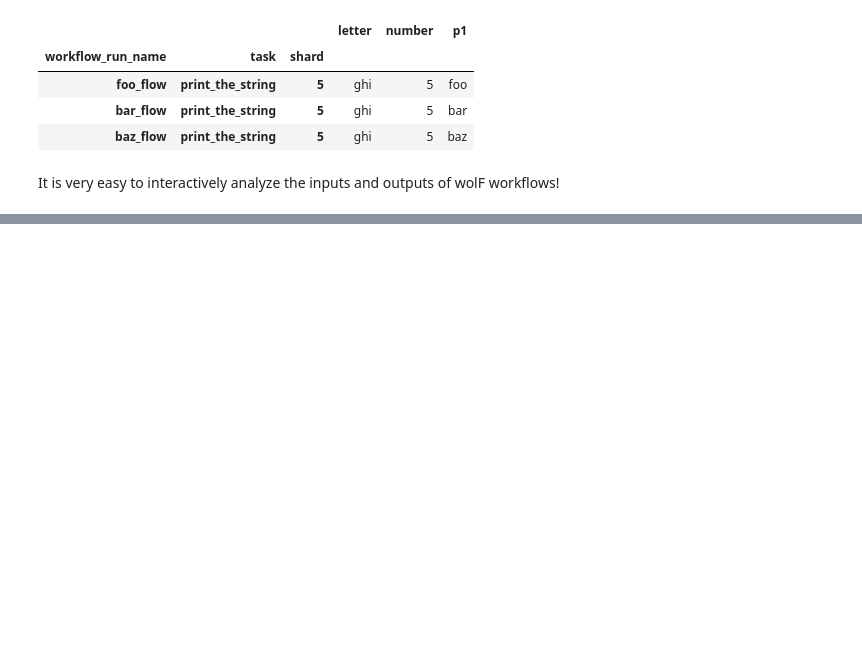
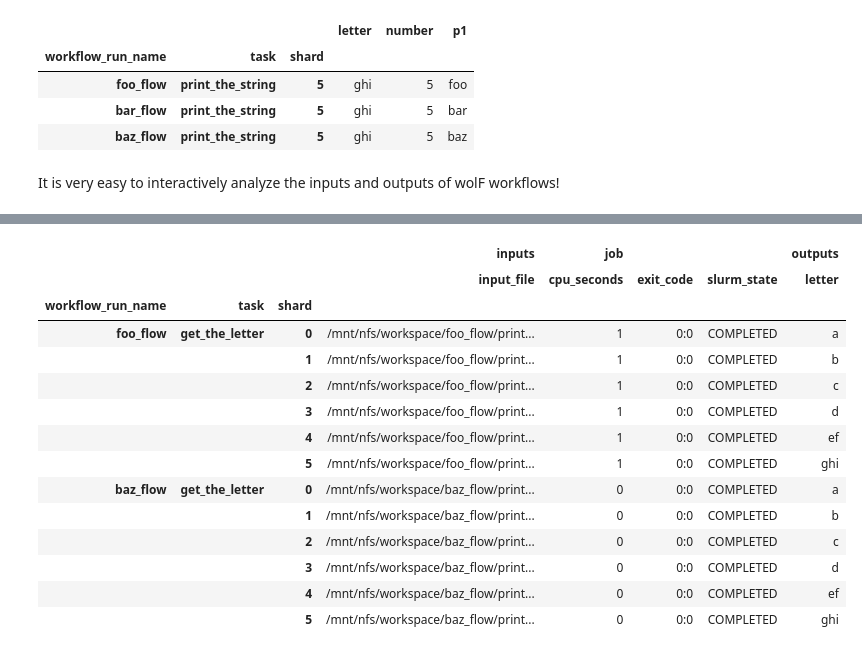
Before and after one commit to agraubert/wolF, a Jupyter notebook: examples/0_basic_workflow.ipynb, the cells around one changed output, grey strips where cells are left out. Drawn from its saved outputs; the diff is of its cells as text; code cells hidden in the pictures; blank space fills up the shorter version.

Commit message:
Add Example 2

```diff
--- a/examples/0_basic_workflow.ipynb
+++ b/examples/0_basic_workflow.ipynb
@@ -235,5 +265,5 @@ class Example2(Workflow):
 # %%
-with Example2() as e:
+with Example2(conf = { "compute_script" : "/usr/local/share/cga_pipeline/src/provision_worker_container_host.sh" }) as e:
     e.run(parameter_1 = "foo", run_name = "foo_flow")
     e.run(parameter_1 = "bar", run_task_C = False, run_name = "bar_flow")
     e.run(parameter_1 = "baz", run_task_C = True, run_name = "baz_flow")
@@ -241,0 +313,18 @@ e.results
+# %%
+e.results.loc[(slice(None),"get_the_letter"), :].dropna(axis = 1)
+# %% [output]
+|  |  |  | inputs | job |  |  | outputs |
+|  |  |  | input_file | cpu_seconds | exit_code | slurm_state | letter |
+| workflow_run_name | task | shard |  |  |  |  |  |
+| foo_flow | get_the_letter | 0 | /mnt/nfs/workspace/foo_flow/print... | 1 | 0:0 | COMPLETED | a |
+|  |  | 1 | /mnt/nfs/workspace/foo_flow/print... | 1 | 0:0 | COMPLETED | b |
+|  |  | 2 | /mnt/nfs/workspace/foo_flow/print... | 1 | 0:0 | COMPLETED | c |
+|  |  | 3 | /mnt/nfs/workspace/foo_flow/print... | 1 | 0:0 | COMPLETED | d |
+|  |  | 4 | /mnt/nfs/workspace/foo_flow/print... | 1 | 0:0 | COMPLETED | ef |
+|  |  | 5 | /mnt/nfs/workspace/foo_flow/print... | 1 | 0:0 | COMPLETED | ghi |
+| baz_flow | get_the_letter | 0 | /mnt/nfs/workspace/baz_flow/print... | 0 | 0:0 | COMPLETED | a |
+|  |  | 1 | /mnt/nfs/workspace/baz_flow/print... | 0 | 0:0 | COMPLETED | b |
+|  |  | 2 | /mnt/nfs/workspace/baz_flow/print... | 0 | 0:0 | COMPLETED | c |
+|  |  | 3 | /mnt/nfs/workspace/baz_flow/print... | 0 | 0:0 | COMPLETED | d |
+|  |  | 4 | /mnt/nfs/workspace/baz_flow/print... | 0 | 0:0 | COMPLETED | ef |
+|  |  | 5 | /mnt/nfs/workspace/baz_flow/print... | 0 | 0:0 | COMPLETED | ghi |
```
Also changed, not shown: parts of 6 cells of this notebook, 1 other file.
